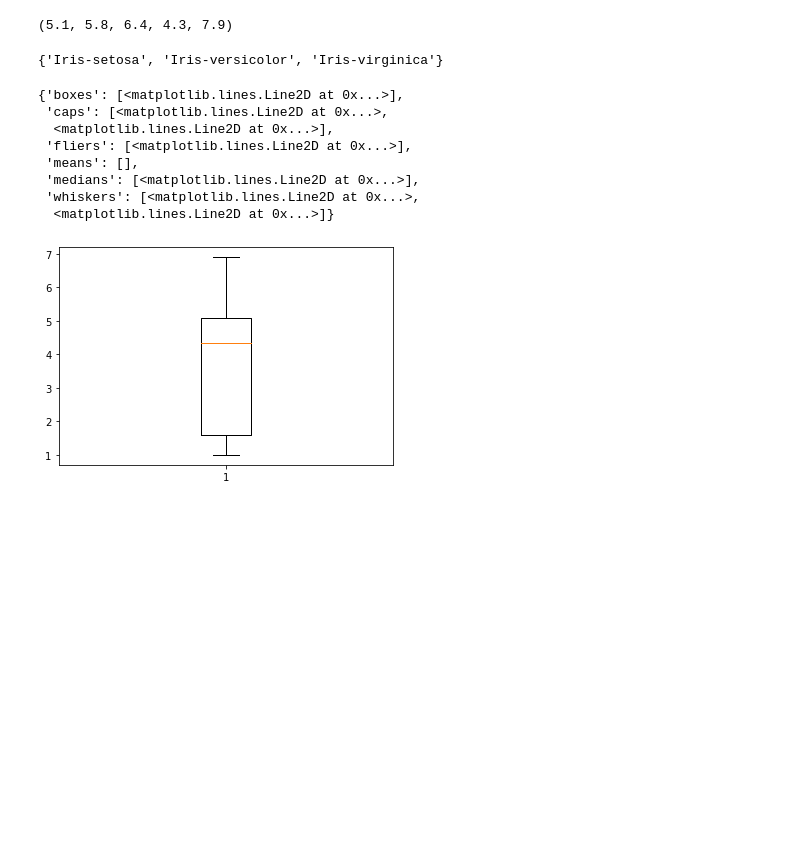
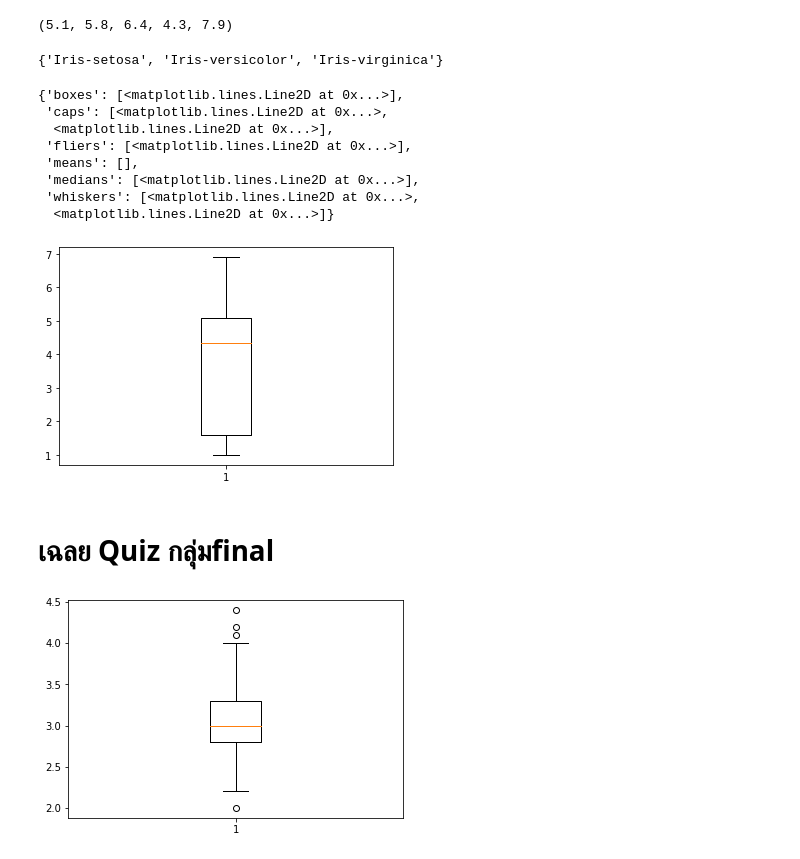
Before and after one commit to Jiraporn-klobrat/data_viz_2022, a Jupyter notebook: DataViz02_Data_Distribution.ipynb, the cells around one changed output. Drawn from its saved outputs; the diff is of its cells as text; code cells hidden in the pictures; blank space fills up the shorter version.

```diff
--- a/DataViz02_Data_Distribution.ipynb
+++ b/DataViz02_Data_Distribution.ipynb
@@ -343,4 +347,10 @@ plt.boxplot(df['PetalLength'])
  'whiskers': [<matplotlib.lines.Line2D at 0x...>,
   <matplotlib.lines.Line2D at 0x...>]}
 [figure]
+# %% [markdown]
+# เฉลย Quiz กลุ่มfinal
+# %%
+x = plt.boxplot(df['SepalWidth'])
+# %% [output]
+[figure, added]
 # %%
```
Also changed, not shown: parts of 4 cells of this notebook.
